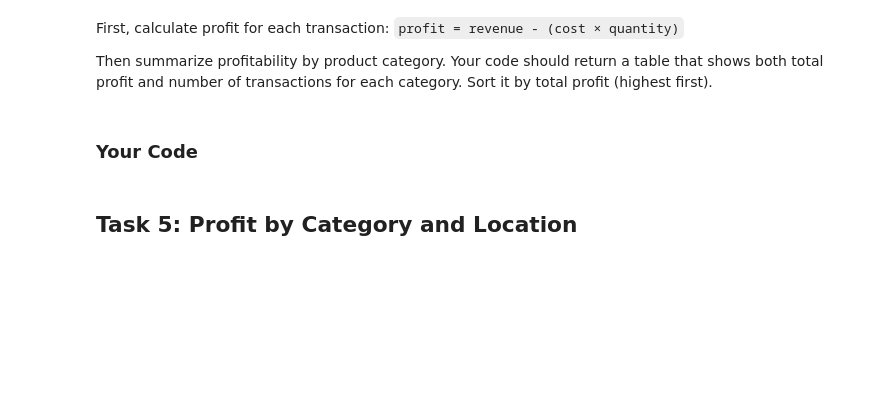
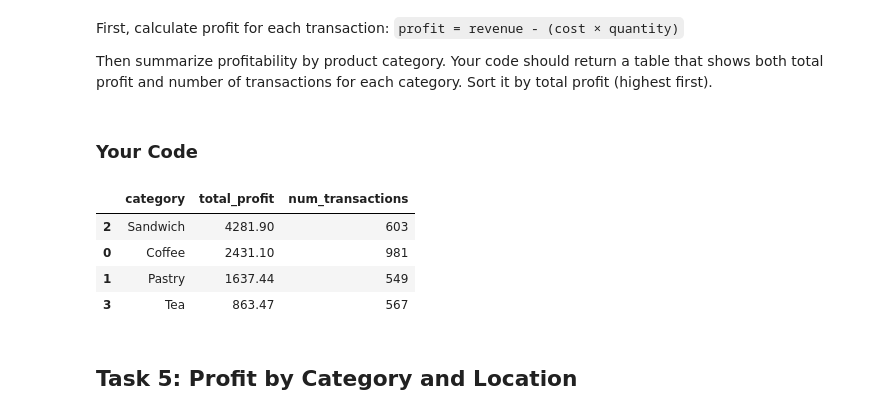
Before and after one commit to IsmailAuburn/py4eda, a Jupyter notebook: test2b/test_2b.ipynb, the cells around one changed output. Drawn from its saved outputs; the diff is of its cells as text; code cells hidden in the pictures; blank space fills up the shorter version.

```diff
--- a/test2b/test_2b.ipynb
+++ b/test2b/test_2b.ipynb
@@ -144,6 +217,30 @@ Then summarize profitability by product category. Your code should return a tabl
 ### Your Code
 # %%
 # Task 4: create profit column, then groupby with .agg()
+
+# 1. Profit for each transaction
+sales_merged["profit"] = sales_merged["revenue"] - (
+    sales_merged["cost"] * sales_merged["quantity"]
+)
+
+# 2. Aggregate by category
+profit_by_category = (
+    sales_merged
+        .groupby("category", as_index=False)
+        .agg(
+            total_profit=("profit", "sum"),
+            num_transactions=("transaction_id", "count"),
+        )
+        .sort_values("total_profit", ascending=False)
+)
+
+profit_by_category
+# %% [output]
+|  | category | total_profit | num_transactions |
+| 2 | Sandwich | 4281.90 | 603 |
+| 0 | Coffee | 2431.10 | 981 |
+| 1 | Pastry | 1637.44 | 549 |
+| 3 | Tea | 863.47 | 567 |
 # %% [markdown]
 ## Task 5: Profit by Category and Location
 # %% [markdown]
```
Also changed, not shown: parts of 13 cells of this notebook.
